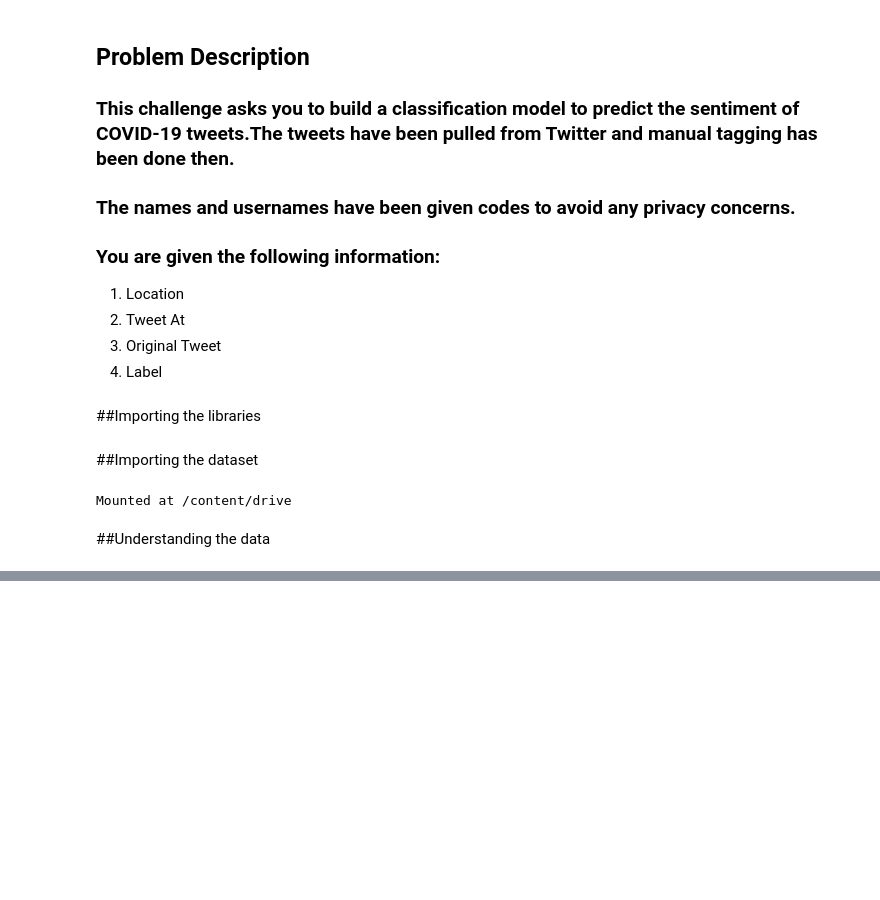
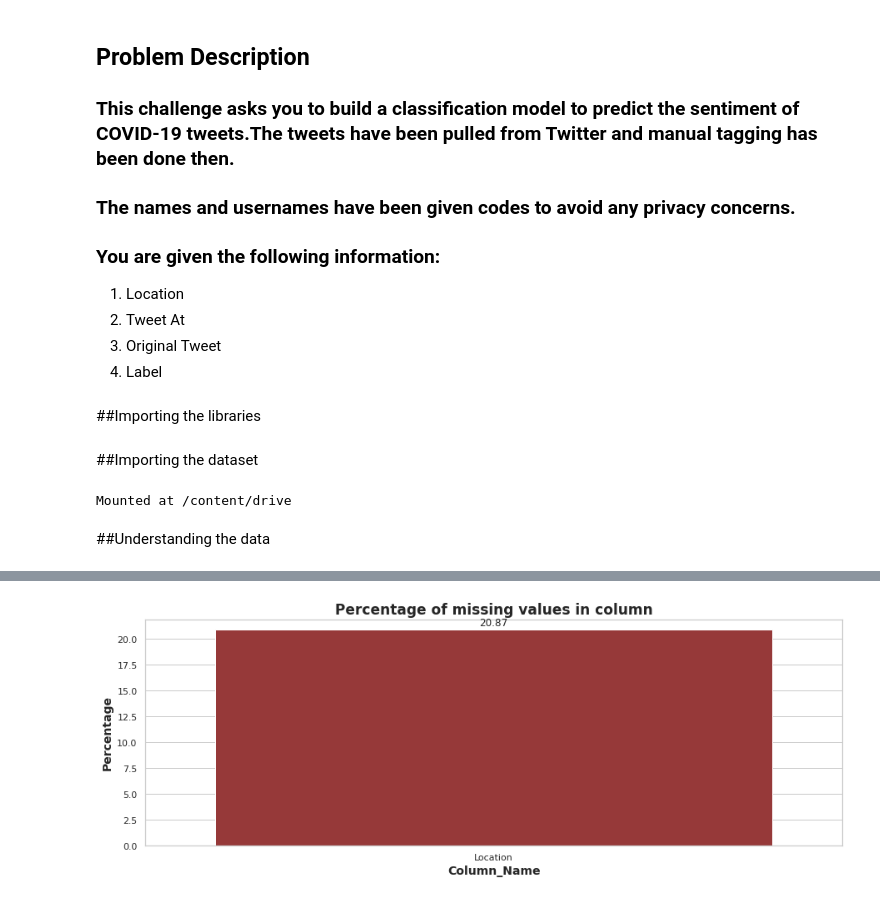
Before and after one commit to shu-nya/Corona-Virus-Tweet-Sentiment-analysis, a Jupyter notebook: Coronavirus_Tweet_Sentiment_Analysis.ipynb, the cells around one changed output, grey strips where cells are left out. Saved outputs shown, nothing was run; the diff lists cells and outputs as text; code cells hidden in the pictures; blank space fills up the shorter version.

```diff
--- a/Coronavirus_Tweet_Sentiment_Analysis.ipynb
+++ b/Coronavirus_Tweet_Sentiment_Analysis.ipynb
@@ -125,0 +319,20 @@ plt.show()
+# %%
+missing_values = pd.DataFrame()
+missing_values['column'] = df.columns
+
+missing_values['percent'] = [round(100* df[col].isnull().sum() / len(df), 2) for col in df.columns]
+missing_values = missing_values.sort_values('percent')
+missing_values = missing_values[missing_values['percent']>0]
+# %%
+plt.figure(figsize=(15, 5))
+sns.set(style='whitegrid', color_codes=True)
+splot=sns.barplot(x='column', y='percent', data=missing_values, color='brown')
+for p in splot.patches:
+    splot.annotate(format(p.get_height(), '.2f'), (p.get_x() + p.get_width() / 2., p.get_height()), ha = 'center',
+                   va = 'center', xytext = (0, 9), textcoords = 'offset points')
+plt.xlabel("Column_Name", size=14, weight="bold")
+plt.ylabel("Percentage", size=14, weight="bold")
+plt.title("Percentage of missing values in column",fontweight="bold",size=17)
+plt.show()
+# %% [output]
+[figure, added]
```
Also changed, not shown: parts of 85 cells of this notebook.
